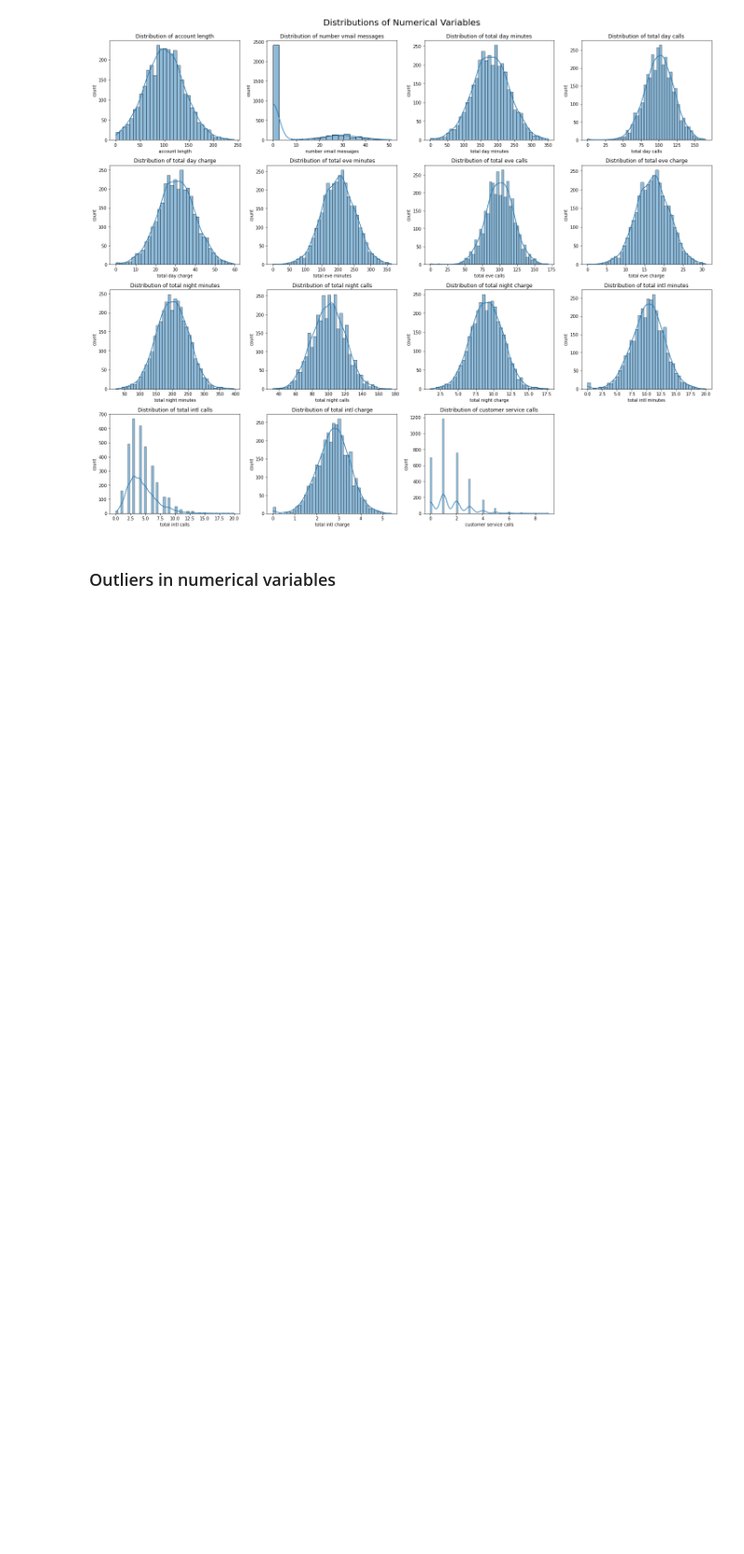
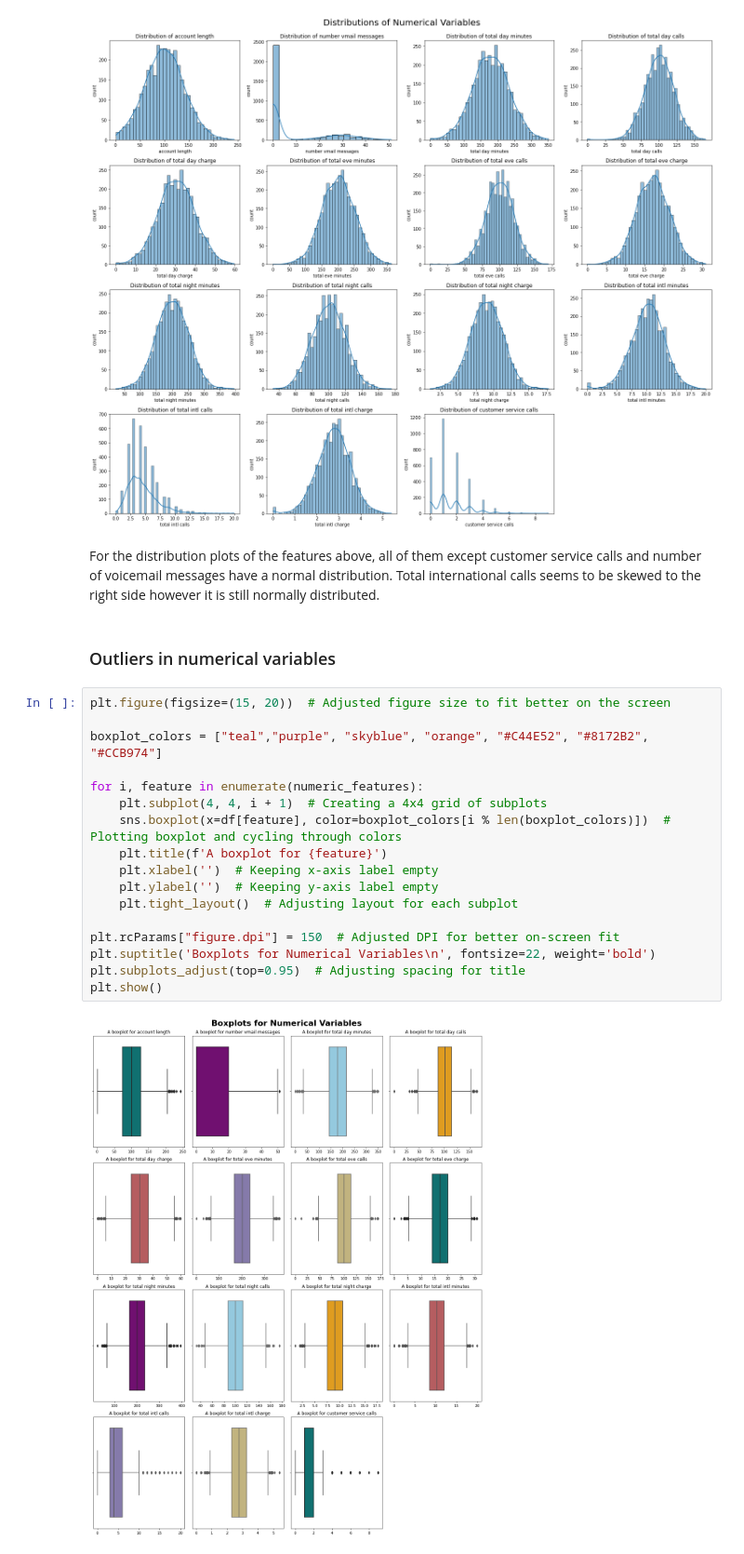
Before and after one commit to AgathaNyambati/SyriaTel-Customer-Churn, a Jupyter notebook: churn.ipynb, the cells around one changed output. Shown: that part at 93% size. Drawn from its saved outputs; the diff is of its cells as text; blank space fills up the shorter version.

```diff
--- a/churn.ipynb
+++ b/churn.ipynb
@@ -262,5 +262,26 @@ plt.suptitle('Distributions of Numerical Variables', fontsize=20, y=1.02)
 plt.show()
 # %% [output]
 [figure]
+# %% [markdown]
+For the distribution plots of the features above, all of them except customer service calls and number of voicemail messages have a normal distribution. Total international calls seems to be skewed to the right side however it is still normally distributed.
 # %% [markdown]
 ### Outliers in numerical variables
+# %%
+plt.figure(figsize=(15, 20))  # Adjusted figure size to fit better on the screen
+
+boxplot_colors = ["teal","purple", "skyblue", "orange", "#C44E52", "#8172B2", "#CCB974"]
+
+for i, feature in enumerate(numeric_features):
+    plt.subplot(4, 4, i + 1)  # Creating a 4x4 grid of subplots
+    sns.boxplot(x=df[feature], color=boxplot_colors[i % len(boxplot_colors)])  # Plotting boxplot and cycling through colors
+    plt.title(f'A boxplot for {feature}')
+    plt.xlabel('')  # Keeping x-axis label empty
+    plt.ylabel('')  # Keeping y-axis label empty
+    plt.tight_layout()  # Adjusting layout for each subplot
+
+plt.rcParams["figure.dpi"] = 150  # Adjusted DPI for better on-screen fit
+plt.suptitle('Boxplots for Numerical Variables\n', fontsize=22, weight='bold')
+plt.subplots_adjust(top=0.95)  # Adjusting spacing for title
+plt.show()
+# %% [output]
+[figure, added]
```
Also changed, not shown: parts of 5 cells of this notebook.
